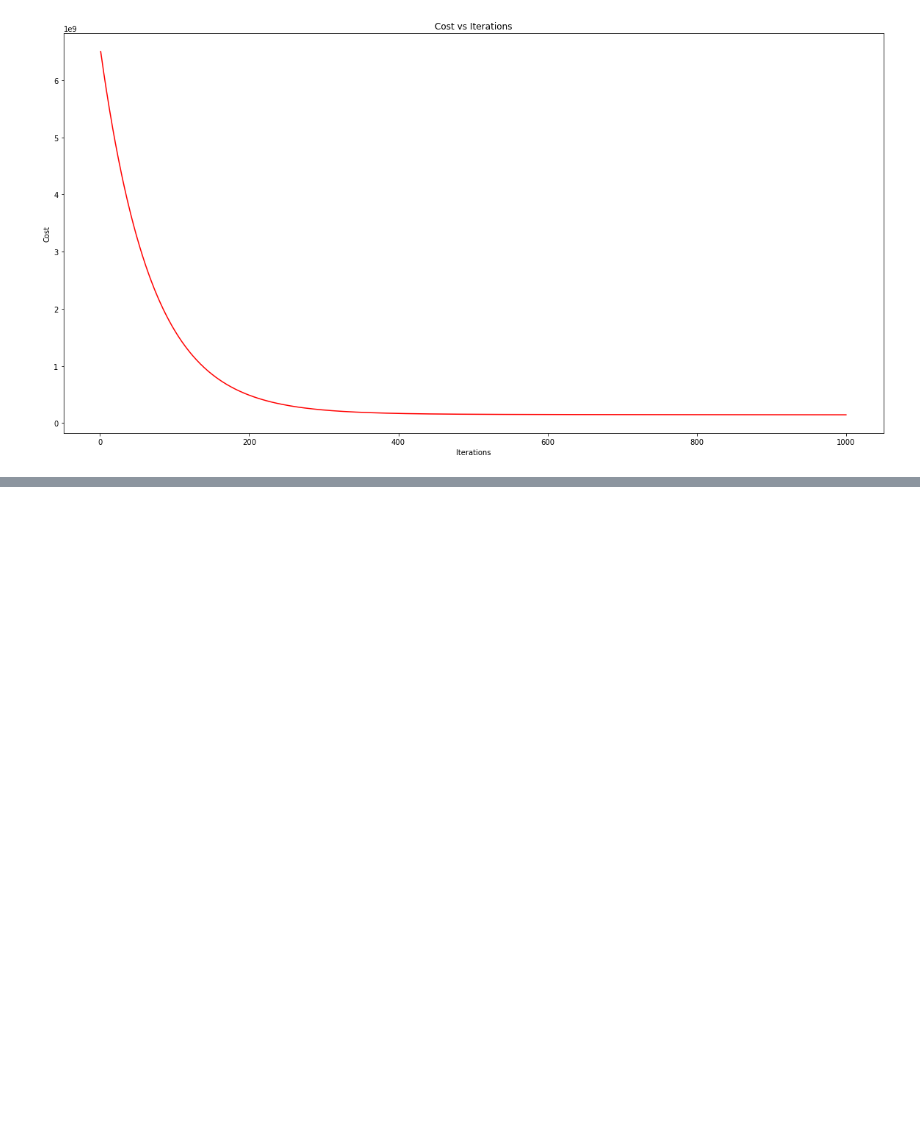
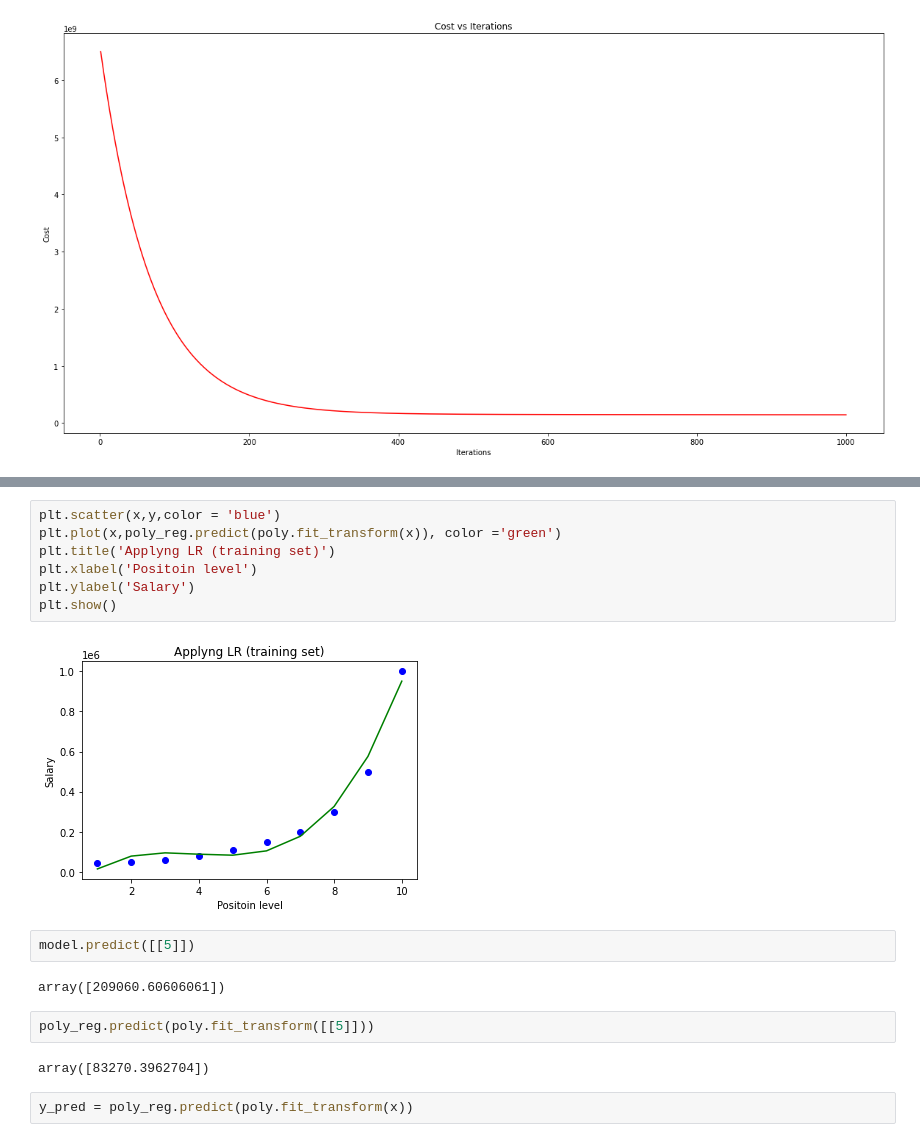
Before and after one commit to AvyayIrde/Data-Science-Course, a Jupyter notebook: Week 9/ML_Intro.ipynb, the cells around one changed output, grey strips where cells are left out. Drawn from its saved outputs; the diff is of its cells as text; blank space fills up the shorter version.

```diff
--- a/Week 9/ML_Intro.ipynb
+++ b/Week 9/ML_Intro.ipynb
@@ -591,0 +692,19 @@ Example 5
+# %%
+plt.scatter(x,y,color = 'blue')
+plt.plot(x,poly_reg.predict(poly.fit_transform(x)), color ='green')
+plt.title('Applyng LR (training set)')
+plt.xlabel('Positoin level')
+plt.ylabel('Salary')
+plt.show()
+# %% [output]
+[figure, added]
+# %%
+model.predict([[5]])
+# %% [output]
+array([209060.60606061])
+# %%
+poly_reg.predict(poly.fit_transform([[5]]))
+# %% [output]
+array([83270.3962704])
+# %%
+y_pred = poly_reg.predict(poly.fit_transform(x))
```
Also changed, not shown: parts of 46 cells of this notebook, 4 other files.
